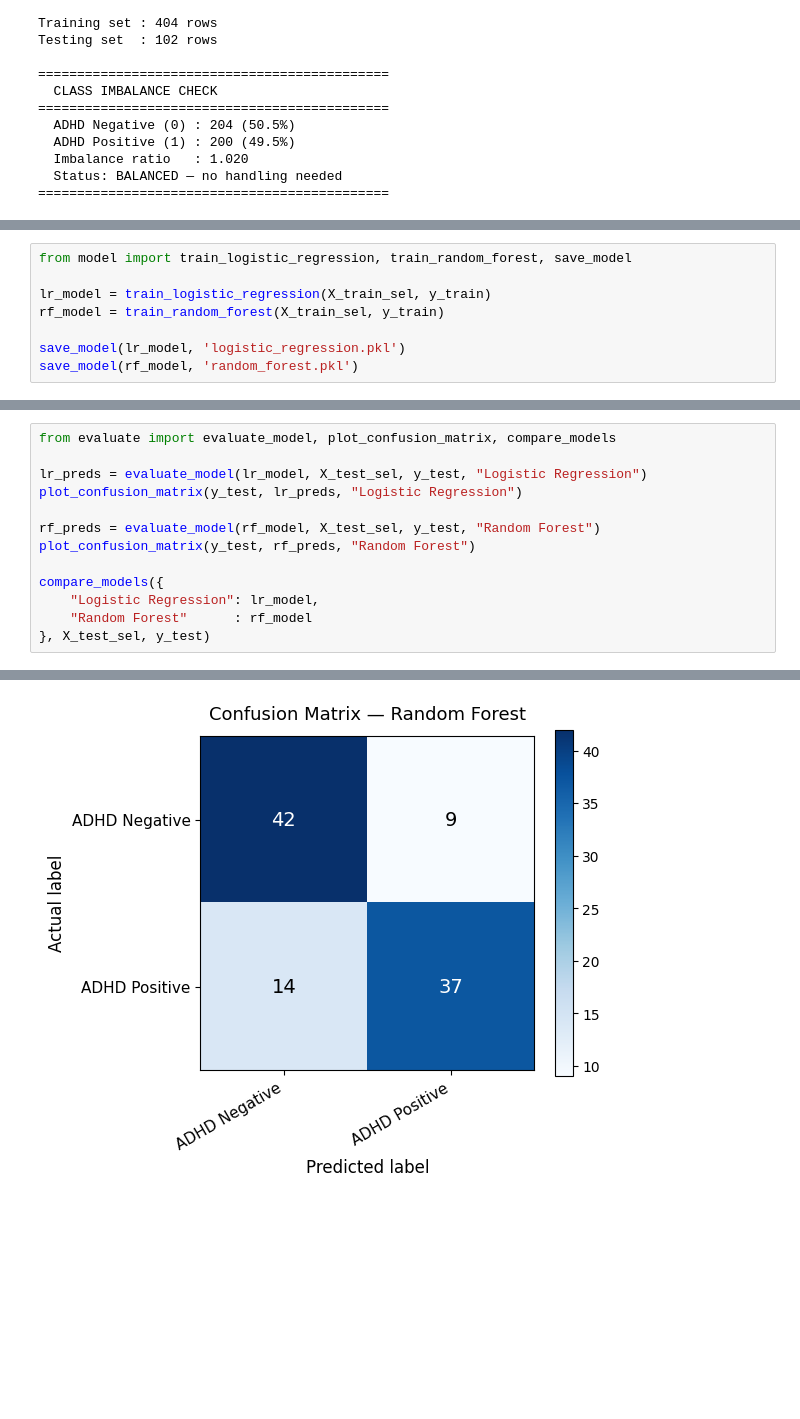
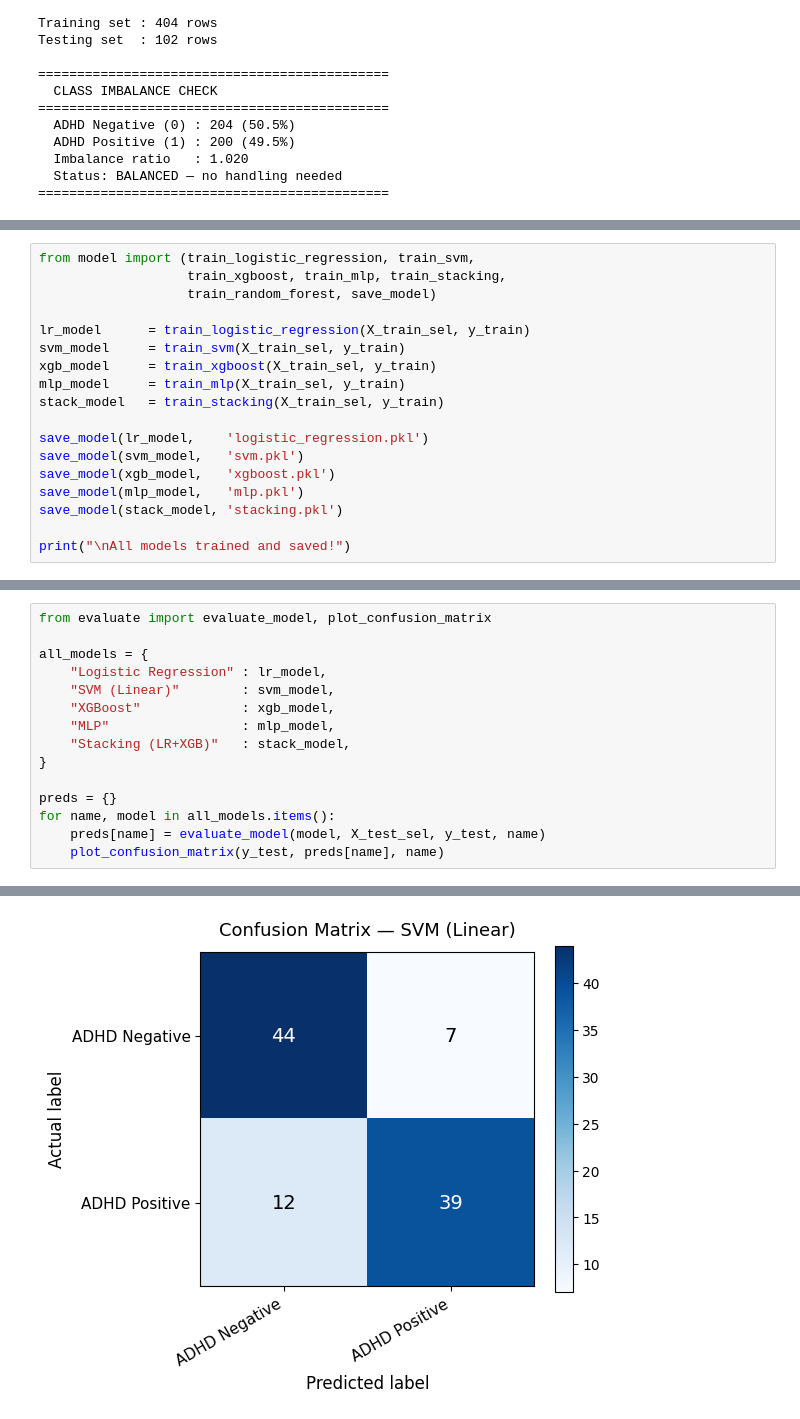
Before and after one commit to NeerajSh-16/adhd_project, a Jupyter notebook: notebooks/02_model_training .ipynb, the cells around one changed output, grey strips where cells are left out. Saved outputs shown, nothing was run; the diff lists cells and outputs as text; blank space fills up the shorter version.

```diff
--- a/notebooks/02_model_training .ipynb
+++ b/notebooks/02_model_training .ipynb
@@ -78,10 +102,20 @@ Applying feature selection...
 # %%
-from model import train_logistic_regression, train_random_forest, save_model
+from model import (train_logistic_regression, train_svm,
+                   train_xgboost, train_mlp, train_stacking,
+                   train_random_forest, save_model)
 
-lr_model = train_logistic_regression(X_train_sel, y_train)
-rf_model = train_random_forest(X_train_sel, y_train)
+lr_model      = train_logistic_regression(X_train_sel, y_train)
+svm_model     = train_svm(X_train_sel, y_train)
+xgb_model     = train_xgboost(X_train_sel, y_train)
+mlp_model     = train_mlp(X_train_sel, y_train)
+stack_model   = train_stacking(X_train_sel, y_train)
 
-save_model(lr_model, 'logistic_regression.pkl')
-save_model(rf_model, 'random_forest.pkl')
+save_model(lr_model,    'logistic_regression.pkl')
+save_model(svm_model,   'svm.pkl')
+save_model(xgb_model,   'xgboost.pkl')
+save_model(mlp_model,   'mlp.pkl')
+save_model(stack_model, 'stacking.pkl')
+
+print("\nAll models trained and saved!")
 # %% [output]
 Training Logistic Regression...
@@ -94,16 +138,18 @@ Model saved to: ../models\random_forest.pkl
 # %%
-from evaluate import evaluate_model, plot_confusion_matrix, compare_models
+from evaluate import evaluate_model, plot_confusion_matrix
 
-lr_preds = evaluate_model(lr_model, X_test_sel, y_test, "Logistic Regression")
-plot_confusion_matrix(y_test, lr_preds, "Logistic Regression")
+all_models = {
+    "Logistic Regression" : lr_model,
+    "SVM (Linear)"        : svm_model,
+    "XGBoost"             : xgb_model,
+    "MLP"                 : mlp_model,
+    "Stacking (LR+XGB)"   : stack_model,
+}
 
-rf_preds = evaluate_model(rf_model, X_test_sel, y_test, "Random Forest")
-plot_confusion_matrix(y_test, rf_preds, "Random Forest")
-
-compare_models({
-    "Logistic Regression": lr_model,
-    "Random Forest"      : rf_model
-}, X_test_sel, y_test)
+preds = {}
+for name, model in all_models.items():
+    preds[name] = evaluate_model(model, X_test_sel, y_test, name)
+    plot_confusion_matrix(y_test, preds[name], name)
 # %% [output]
 =============================================
   Results for: Logistic Regression
@@ -147 +187 @@ ADHD Positive       0.80      0.73      0.76        51
-[figure, old version]
+[figure, new version]
```
Also changed, not shown: parts of 8 cells of this notebook, 12 other files.
